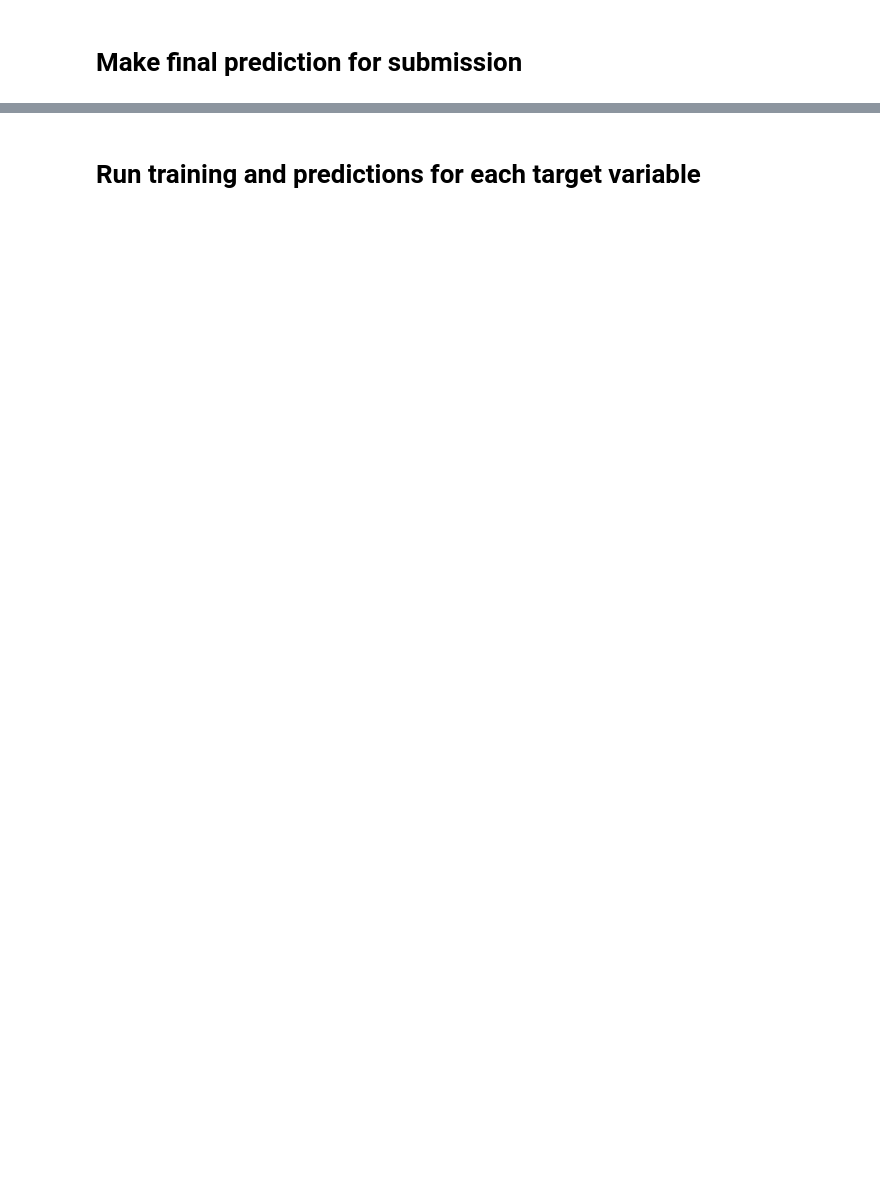
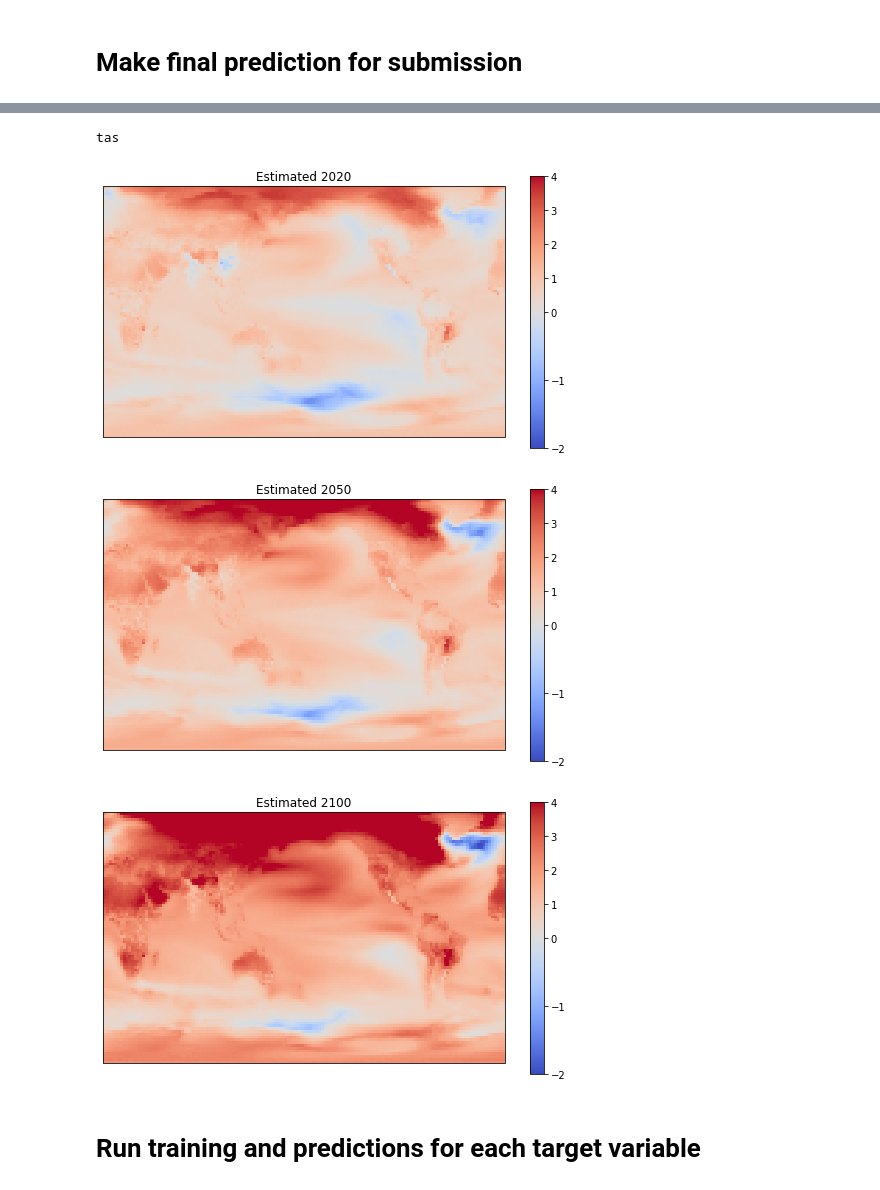
Before and after one commit to duncanwp/ClimateBench, a Jupyter notebook: baseline_models/CNN-LTSM_model.ipynb, the cells around one changed output, grey strips where cells are left out. Cells and saved outputs as stored; diff of their text form; code cells hidden in the pictures; blank space fills up the shorter version.

```diff
--- a/baseline_models/CNN-LTSM_model.ipynb
+++ b/baseline_models/CNN-LTSM_model.ipynb
@@ -7,2 +8,0 @@ import matplotlib.pyplot as plt
-# %%
-data_path = '/path/to/directory/with/data/files/'
@@ -85,19 +83,15 @@ def input_for_training(X_train_xr):
 
     X_train_reshaped = xr.Dataset.from_dataframe(X_train_xr.to_dataframe())
     X_train_np = np.array([X_train_reshaped['CO2'].data, X_train_reshaped['CH4'].data, X_train_reshaped['SO2'].data, X_train_reshaped['BC'].data])
-    X_train_np = X_train_np.transpose(3,1,2,0)
-
+    X_train_np = X_train_np.transpose(1,3,2,0)
     time_length = X_train_np.shape[0]
-    X_train_to_return = np.array([X_train_np[i:i+slider] for i in range(0,time_length-slider)])
-
+    X_train_to_return = np.array([X_train_np[i:i+slider,...] for i in range(0,time_length-slider)])
     return X_train_to_return
 
 def output_for_training(Y_train_xr, var):
     Y_train_np = Y_train_xr[var].data
-
     time_length = Y_train_np.shape[0]
-    Y_train_to_return = np.array([[Y_train_np[i+slider-1]] for i in range(0,time_length-slider)])
-
+    Y_train_to_return = np.array([[Y_train_np[i+slider-1,...]] for i in range(0,time_length-slider)])
     return Y_train_to_return
 # %% [markdown]
 # CNN - LSTM architecture
@@ -175,17 +222,22 @@ m_pred
 # %%
 # Plot results
 from matplotlib import colors
 divnorm=colors.TwoSlopeNorm(vmin=-2., vcenter=0., vmax=4.)
 
 print(var_to_predict)
 for yr in [2020, 2050, 2100]:
     f, axes = plt.subplots(1,1,
                            subplot_kw=dict(projection=ccrs.PlateCarree()),
                            figsize=(9, 5))
 
-    m_pred.sel(time=yr).plot.pcolormesh(ax= axes, cmap="coolwarm", norm=divnorm,
-                                  cbar_kwargs={"label":var_to_predict})
+    ctr=axes.pcolormesh(m_pred[var_to_predict].sel(time=yr), cmap="coolwarm", norm=divnorm)
+    plt.colorbar(ctr)
     axes.set_title(f"Estimated {yr}")
+# %% [output]
+tas
+[figure, added]
+[figure, added]
+[figure, added]
 # %%
 # unit conversion if applicable (i.e. for precipitation)
 # m_pred = m_pred.assign({var: m_pred[var] / 86400})
```
Also changed, not shown: parts of 8 cells of this notebook, 5 other files.
